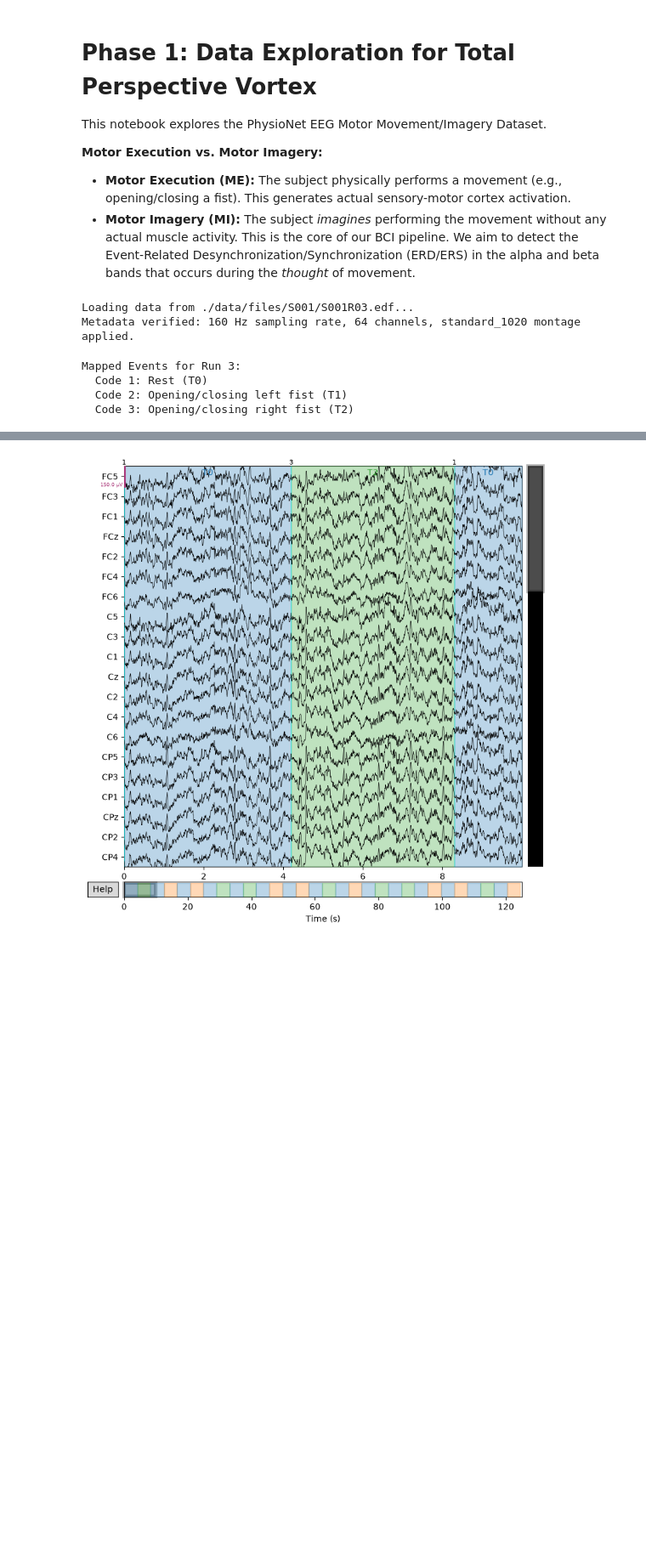
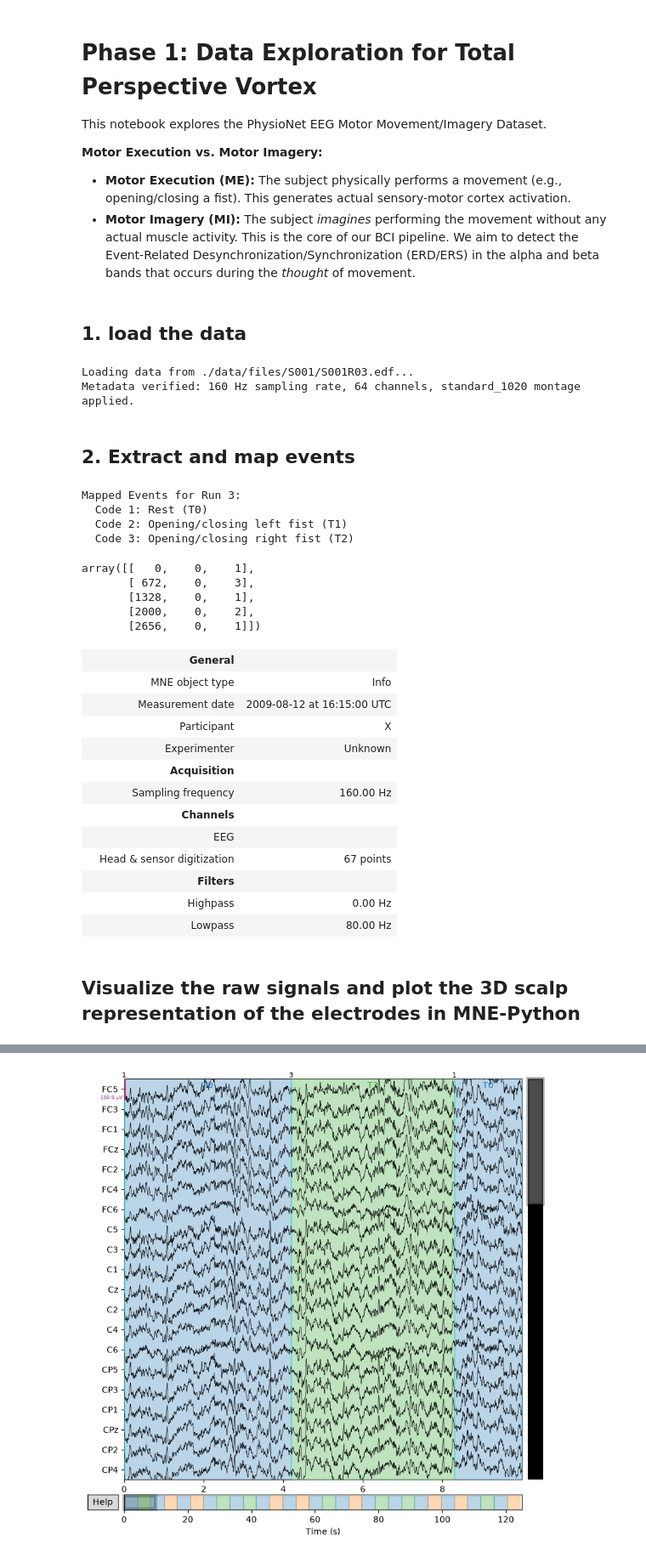
Before and after one commit to Alexvc23/Total-Perspective-Vortex, a Jupyter notebook: doc/test.ipynb, the cells around one changed output, grey strips where cells are left out. Shown at 85% size. Cells and saved outputs as stored; diff of their text form; code cells hidden in the pictures; blank space fills up the shorter version.

```diff
--- a/doc/test.ipynb
+++ b/doc/test.ipynb
@@ -114,4 +133,6 @@ def extract_and_map_events(raw, run_id):
         print(f"  Code {event_code}: {desc}")
 
     return events, event_dict, descriptions
+# %% [markdown]
+## 1.  load the data
 # %%
@@ -124,6 +142,8 @@ raw = load_eeg_data(SUBJECT_TO_TEST, RUN_TO_TEST)
 # %% [output]
 Loading data from ./data/files/S001/S001R03.edf...
 Metadata verified: 160 Hz sampling rate, 64 channels, standard_1020 montage applied.
+# %% [markdown]
+## 2. Extract and map events
 # %%
 
 # 2. Map the events
@@ -133,3 +153,32 @@ Mapped Events for Run 3:
   Code 1: Rest (T0)
   Code 2: Opening/closing left fist (T1)
   Code 3: Opening/closing right fist (T2)
+# %%
+# Example to explore the first 5 events data structure
+
+events[:5]
+# e.g [[time(in seconds), 0, event_code], ...]
+# %% [output]
+array([[   0,    0,    1],
+       [ 672,    0,    3],
+       [1328,    0,    1],
+       [2000,    0,    2],
+       [2656,    0,    1]])
+# %%
+raw.info
+# %% [output]
+|  | General |  |
+|  | MNE object type | Info |
+|  | Measurement date | 2009-08-12 at 16:15:00 UTC |
+|  | Participant | X |
+|  | Experimenter | Unknown |
+|  | Acquisition |  |
+|  | Sampling frequency | 160.00 Hz |
+|  | Channels |  |
+|  | EEG |  |
+|  | Head & sensor digitization | 67 points |
+|  | Filters |  |
+|  | Highpass | 0.00 Hz |
+|  | Lowpass | 80.00 Hz |
+# %% [markdown]
+## Visualize the raw signals and plot the 3D scalp representation of the electrodes in MNE-Python
```
Also changed, not shown: parts of 9 cells of this notebook, 1 other file.
